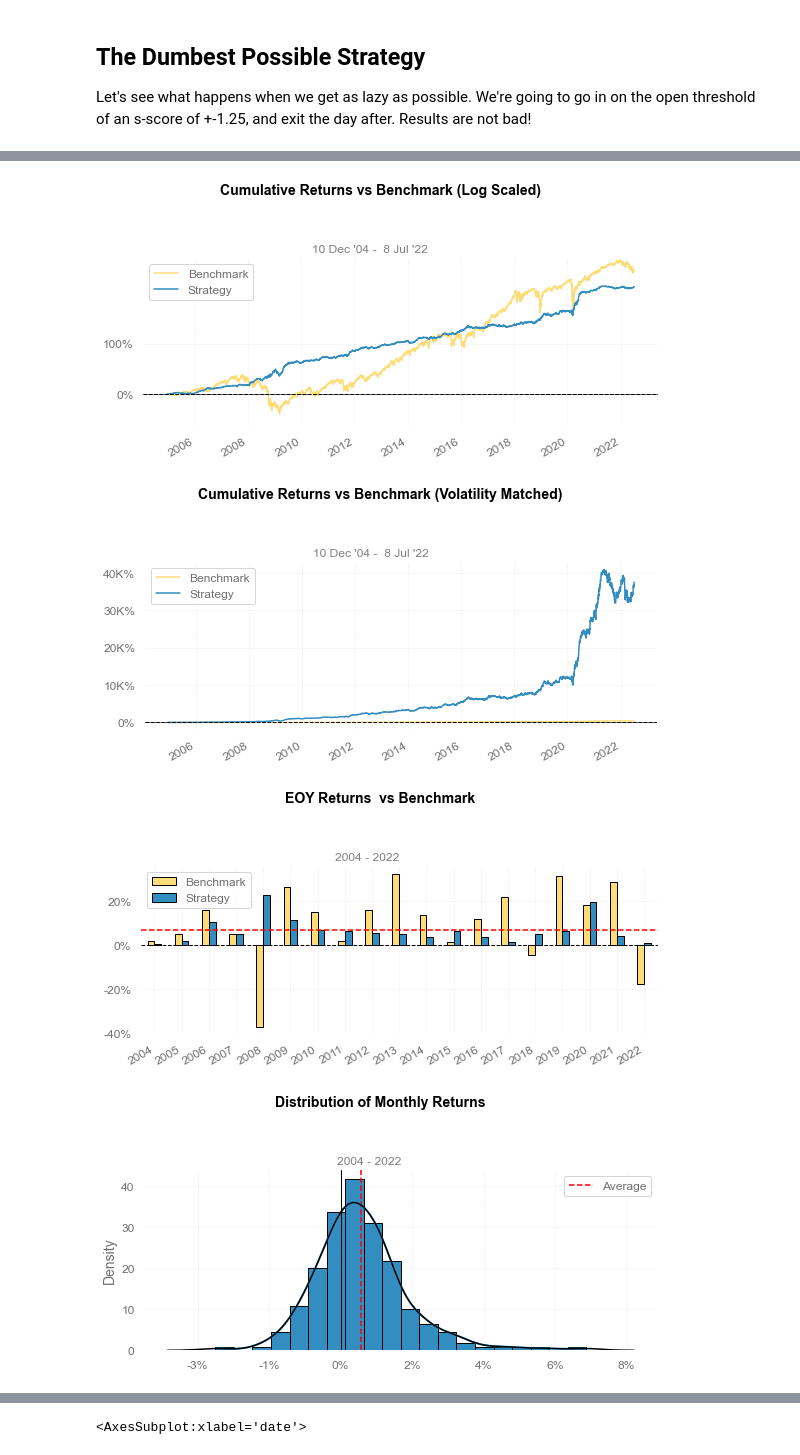
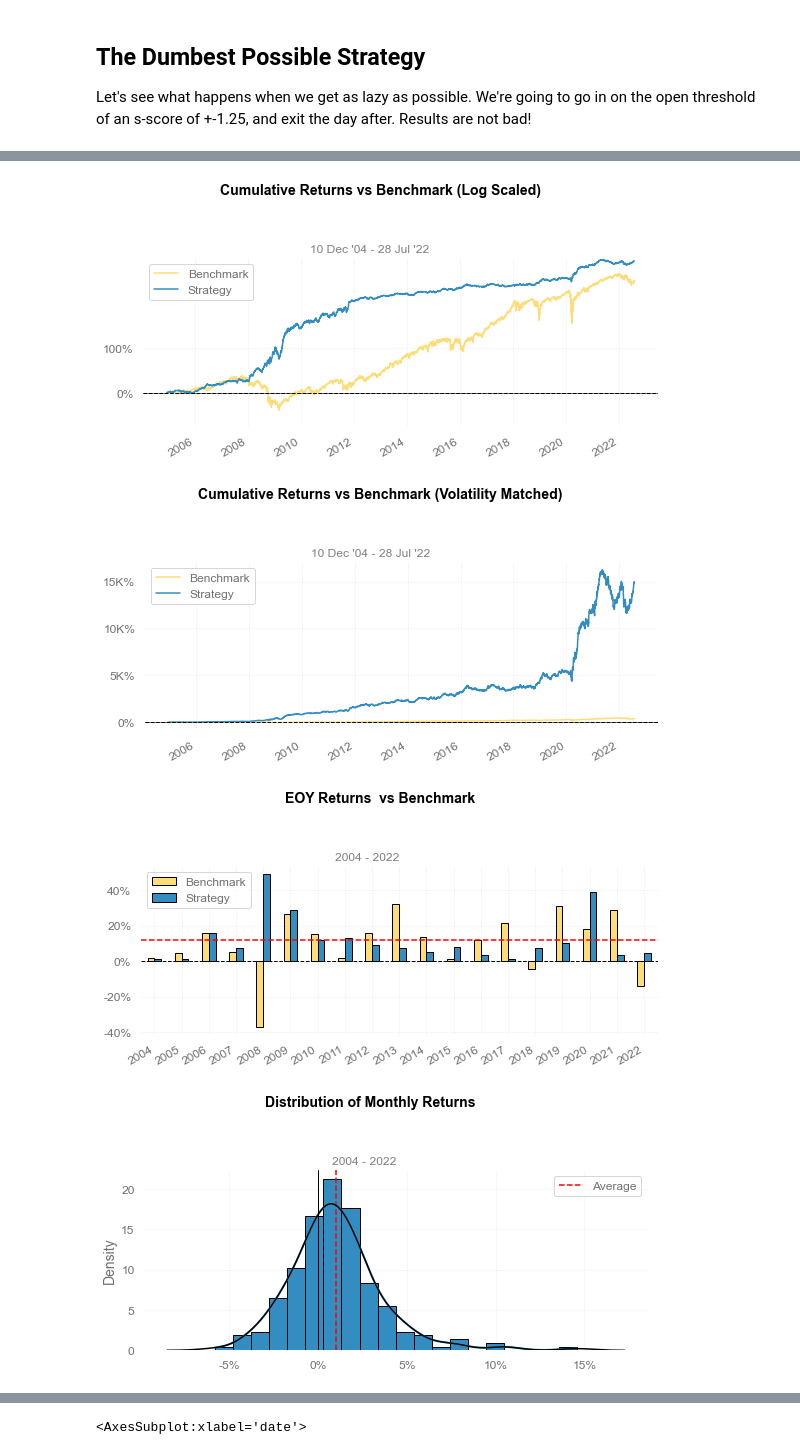
Before and after one commit to genPerms/dlsa-public, a Jupyter notebook: pcaarb.ipynb, the cells around one changed output, grey strips where cells are left out. Drawn from its saved outputs; the diff is of its cells as text; code cells hidden in the pictures.

```diff
--- a/pcaarb.ipynb
+++ b/pcaarb.ipynb
@@ -134,7 +134,7 @@ def getMinArr(file='/Users/kevtan/Library/CloudStorage/OneDrive-Personal/Documen
     mindex = mindex.intersection(adjopen.index.date)
     for k in minutes.keys():
         minutes[k] = minutes[k].reindex(mindex)
-    minArr = np.array([minutes[k].values for k in minutes.keys()])
+    minArr = np.array([minutes[k].values for k in adjclose.columns])
     if mind:
         return minArr, pd.to_datetime(mindex)
     else:
@@ -260,7 +260,7 @@ def pca_fit(date, returns=returns, signalrets=signalrets, n_components=n_factors
     dayfactors = np.dot(np.array([signalrets.loc[date]]), components).squeeze()
     dayfactorSeries = pd.Series(dayfactors, index = [i for i in range(n_components)])
 
-    betas = np.linalg.pinv(factors.T @ factors) @ factors.T @ X_reg
+    betas = np.linalg.inv(factors.T @ factors) @ factors.T @ X_reg
     residuals = signalrets.loc[date] - np.dot(dayfactors, betas)
     #print(residuals)
     #print(residuals)
@@ -363,8 +378,9 @@ sigArr = signals.div(signals.abs().sum(1), 0).to_numpy()
 weightssc = np.array([sigArr[i] @ hedgeArr[i] for i in range(len(signals))])
 #we take the transpose (multiply on the right) as we want the linear combination of the rows of hedgeArr
 weightssc /= np.abs(weightssc).sum(1)[:, None]
+weightssc = 2*pd.DataFrame(weightssc, signals.index, signals.columns)
 qs.reports.full((weightssc *
-                 traderets.reindex(signals.index).shift(-1)).sum(1), 'SPY')
+                 traderets.reindex(signals.index).shift(-1)).sum(1) - weightssc.diff().abs().sum(1) * .7e-4, 'SPY')
 plt.style.use('matplotlibrc')
 # %% [output]
 Performance Metrics
@@ -398,4 +414,4 @@ Strategy Visualization
-[figure, old version]
+[figure, new version]
-[figure, old version]
+[figure, new version]
-[figure, old version]
+[figure, new version]
-[figure, old version]
+[figure, new version]
```
Also changed, not shown: parts of 22 cells of this notebook, 1 other file.
